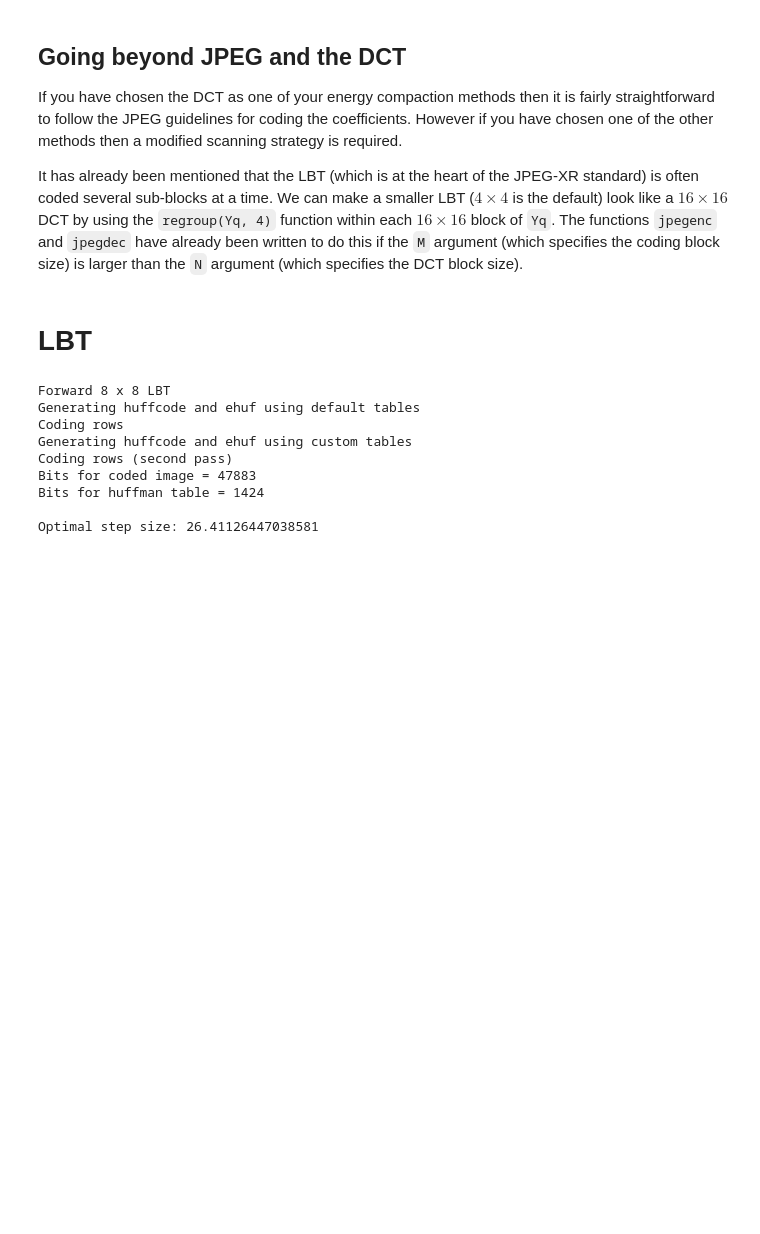
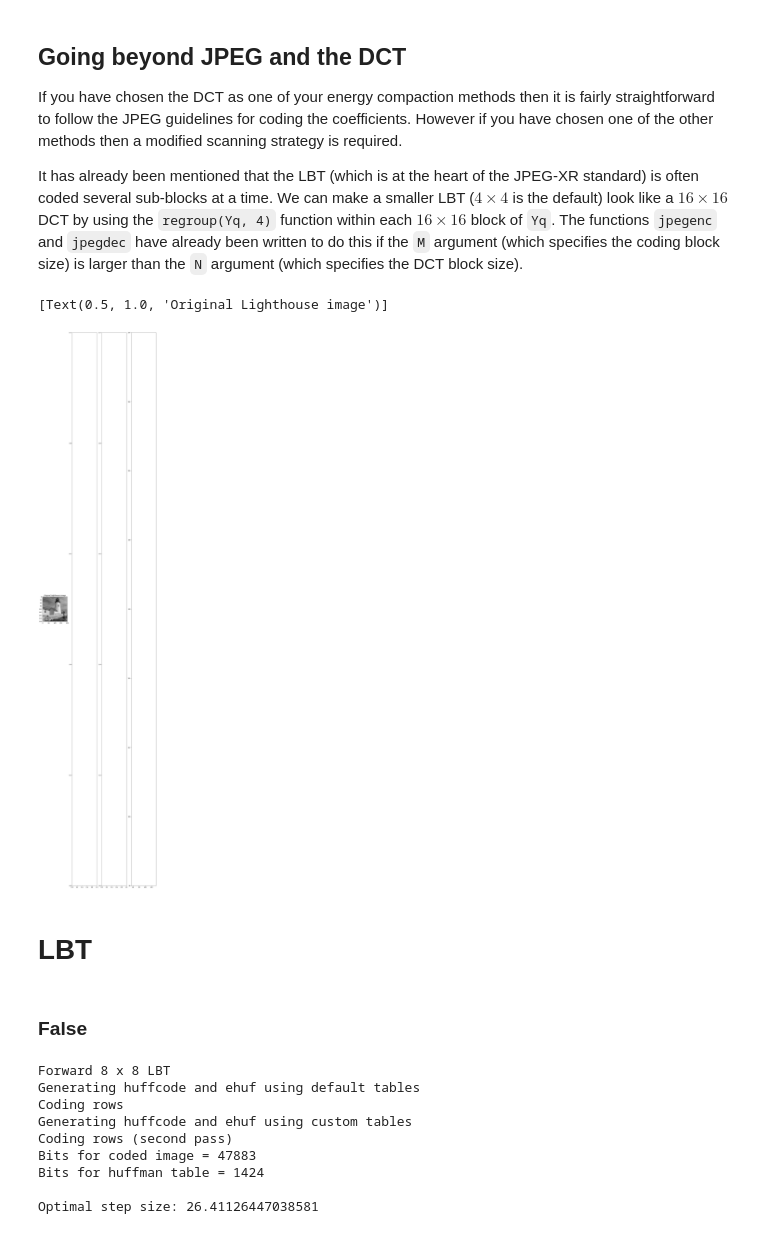
Before and after one commit to yichenhock/cued_sf2_lab, a Jupyter notebook: 12-huffman.ipynb, the cells around one changed output. Drawn from its saved outputs; the diff is of its cells as text; code cells hidden in the pictures; blank space fills up the shorter version.

Commit message:
Adding figure scripts

```diff
--- a/12-huffman.ipynb
+++ b/12-huffman.ipynb
@@ -192,8 +176,26 @@ guidelines for coding the coefficients.  However if you have
 chosen one of the other methods then a modified scanning strategy is required.
 
 It has already been mentioned that the LBT (which is at the heart of the JPEG-XR standard) is often coded several sub-blocks at a time. We can make a smaller LBT ($4 \times 4$ is the default) look like a $16 \times 16$ DCT by using the `regroup(Yq, 4)` function within each $16 \times 16$ block of `Yq`. The functions `jpegenc` and `jpegdec` have already been written to do this if the `M` argument (which specifies the coding block size) is larger than the `N` argument (which specifies the DCT block size).
+# %%
+X, _ = load_mat_img('lighthouse.mat', img_info='X')
+X = X - 128.0
+
+qstep=17
+ref_bits = calculate_bits(quantise(X, qstep))
+
+fig, axs = plt.subplots(1, 4, figsize=(15,75))
+
+plot_image(X, ax=axs[0])
+plt.xlim(55, 135)
+plt.ylim(90,170)
+axs[0].set(title="Original Lighthouse image")
+# %% [output]
+[Text(0.5, 1.0, 'Original Lighthouse image')]
+[figure, added]
 # %% [markdown]
 # LBT
+# %% [markdown]
+### False
 # %%
 # LBT scheme
 X, _ = load_mat_img('lighthouse.mat', img_info='X')
```
Also changed, not shown: parts of 22 cells of this notebook, 3 other files.
